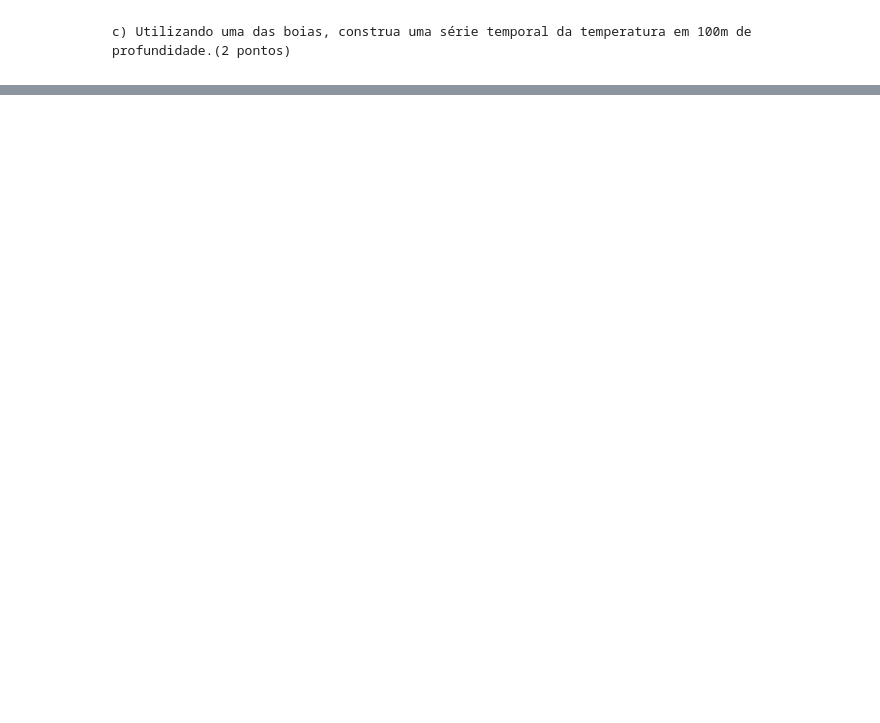
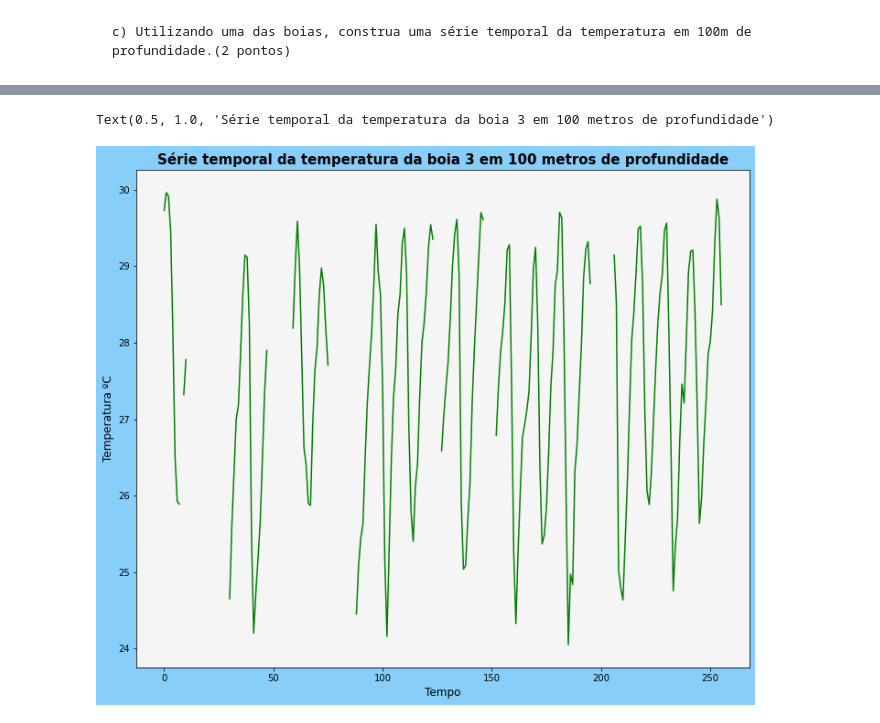
Before and after one commit to mateusenviromentscientist/Python_Lessons, a Jupyter notebook: ADADOS-AP1_F.ipynb, the cells around one changed output, grey strips where cells are left out. Drawn from its saved outputs; the diff is of its cells as text; code cells hidden in the pictures; blank space fills up the shorter version.

```diff
--- a/ADADOS-AP1_F.ipynb
+++ b/ADADOS-AP1_F.ipynb
@@ -101,2 +230,4 @@ Prediction and Research Moored Array in the Tropical Atlantic (PIRATA) é uma re
 # %% [markdown]
     c) Utilizando uma das boias, construa uma série temporal da temperatura em 100m de profundidade.(2 pontos)
+# %%
+dado_r = Dataset(r'C:\Users\Mateusin\Desktop\Python\t0n0e_mon.cdf')
@@ -102,0 +249,14 @@ Prediction and Research Moored Array in the Tropical Atlantic (PIRATA) é uma re
+# %%
+prof=[dado_r['depth'] == 100]
+temp20 = dado_r['T_20'][:,dado_r['depth'] == 100,0,0]
+# %%
+fig = plt.figure(figsize=(12,10), facecolor='lightskyblue')
+plt.axes(facecolor='whitesmoke')
+plt.plot(temp20, color='g')
+
+plt.xlabel('Tempo', fontsize=12)
+plt.ylabel('Temperatura ºC', fontsize=12)
+plt.title('Série temporal da temperatura da boia 3 em 100 metros de profundidade', fontsize = 15, fontweight= 'bold')
+# %% [output]
+Text(0.5, 1.0, 'Série temporal da temperatura da boia 3 em 100 metros de profundidade')
+[figure, added]
```
Also changed, not shown: parts of 18 cells of this notebook.
